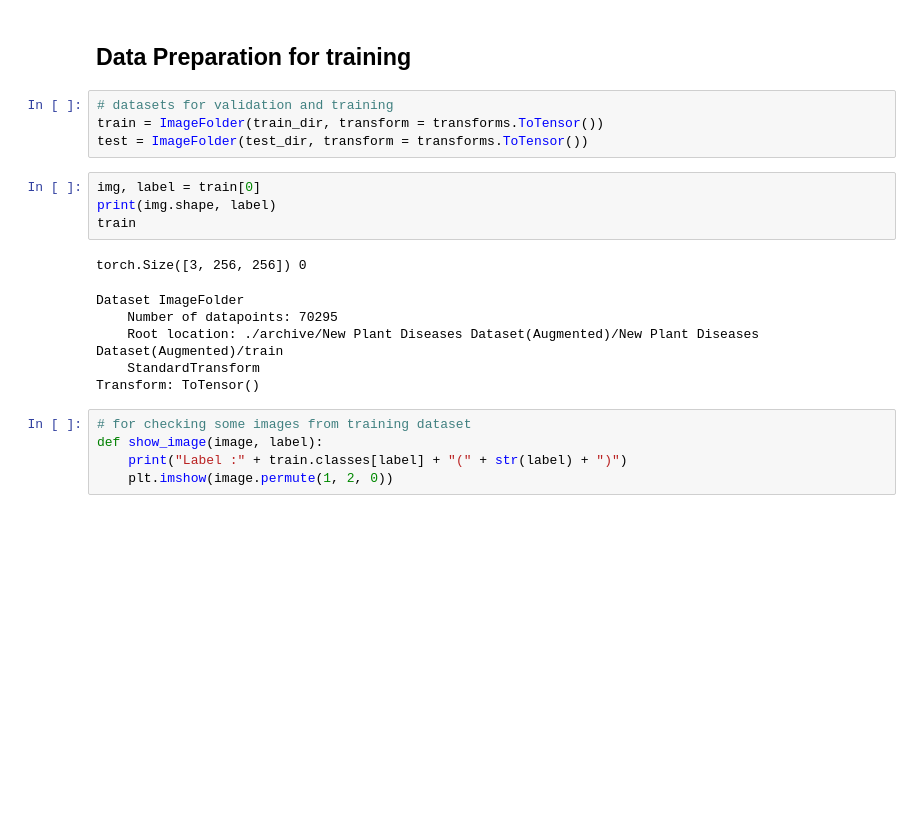
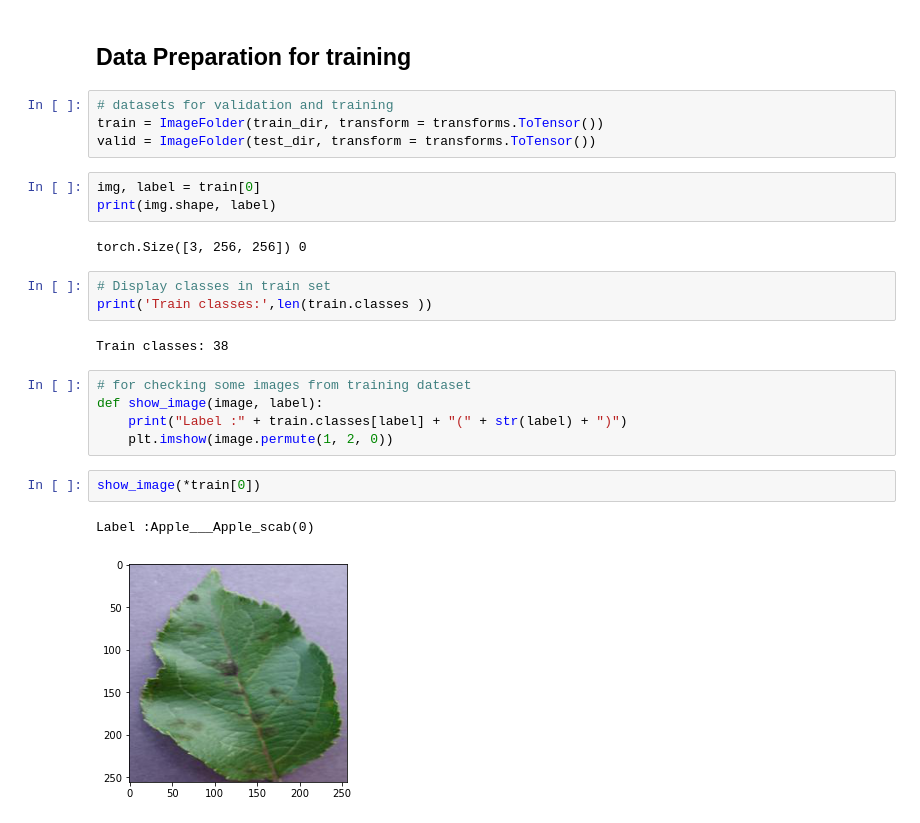
Before and after one commit to niyomozey/ML-Models, a Jupyter notebook: Pest_Disease_Model/PredictPestAndDisease.ipynb, the cells around one changed output. Cells and saved outputs as stored; diff of their text form; blank space fills up the shorter version.

```diff
--- a/Pest_Disease_Model/PredictPestAndDisease.ipynb
+++ b/Pest_Disease_Model/PredictPestAndDisease.ipynb
@@ -158,20 +157,24 @@ There are 70295 images for training
 # %%
 # datasets for validation and training
 train = ImageFolder(train_dir, transform = transforms.ToTensor())
-test = ImageFolder(test_dir, transform = transforms.ToTensor())
+valid = ImageFolder(test_dir, transform = transforms.ToTensor())
 # %%
 img, label = train[0]
 print(img.shape, label)
-train
 # %% [output]
 torch.Size([3, 256, 256]) 0
-Dataset ImageFolder
-    Number of datapoints: 70295
-    Root location: ./archive/New Plant Diseases Dataset(Augmented)/New Plant Diseases Dataset(Augmented)/train
-    StandardTransform
-Transform: ToTensor()
+# %%
+# Display classes in train set
+print('Train classes:',len(train.classes ))
+# %% [output]
+Train classes: 38
 # %%
 # for checking some images from training dataset
 def show_image(image, label):
     print("Label :" + train.classes[label] + "(" + str(label) + ")")
     plt.imshow(image.permute(1, 2, 0))
+# %%
+show_image(*train[0])
+# %% [output]
+Label :Apple___Apple_scab(0)
+[figure, added]
```
Also changed, not shown: parts of 5 cells of this notebook.
